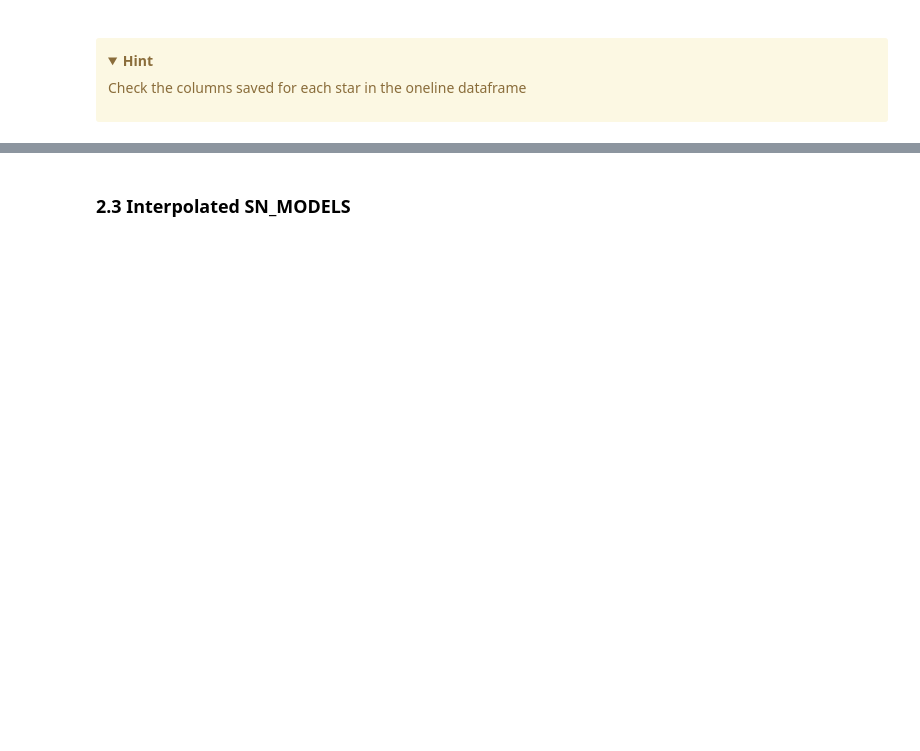
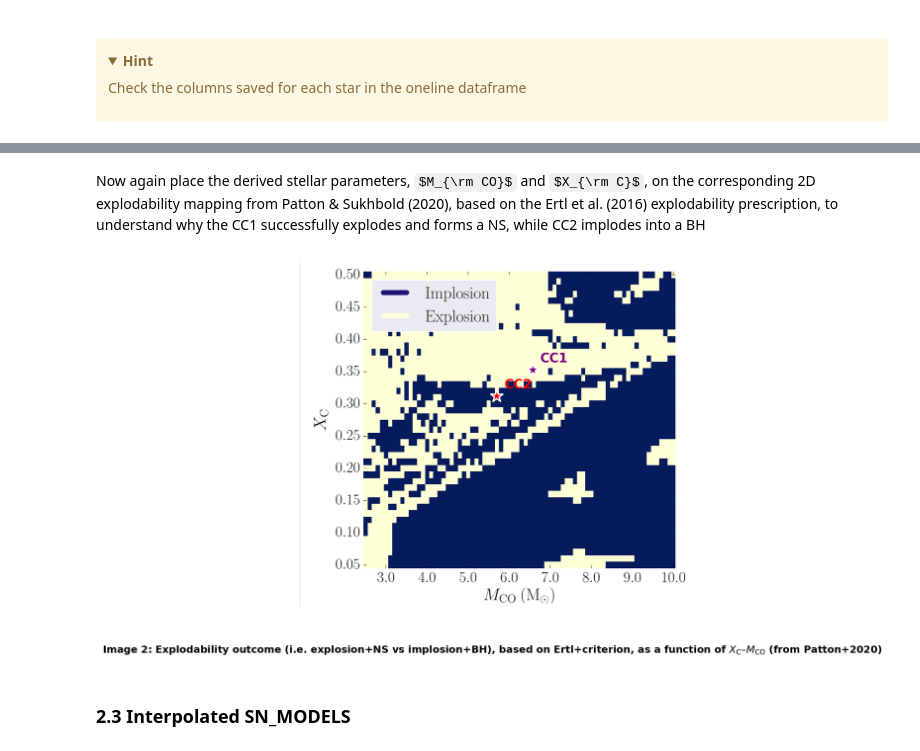
Before and after one commit to POSYDON-code/POSYDON-class-materials-2026, a Jupyter notebook: 2_Tuesday_25_8_26/SNe/SN_lab2-final.ipynb, the cells around one changed output, grey strips where cells are left out. Cells and saved outputs as stored; diff of their text form; code cells hidden in the pictures; folded sections open; some formulas as TeX source; blank space fills up the shorter version.

```diff
--- a/2_Tuesday_25_8_26/SNe/SN_lab2-final.ipynb
+++ b/2_Tuesday_25_8_26/SNe/SN_lab2-final.ipynb
@@ -600,3 +669,16 @@ Compare the stellar parameters, $X_{\rm C}$ and $M_{\rm CO}$, with the two-dimen
+# %% [markdown]
+Now again place the derived stellar parameters, $M_{\rm CO}$ and $X_{\rm C}$, on the corresponding 2D explodability mapping from Patton & Sukhbold (2020), based on the Ertl et al. (2016) explodability prescription, to understand why the CC1 successfully explodes and forms a NS, while CC2 implodes into a BH
+# %%
+from plotting_functions_CC  import plot_M4_mapping
+plot_M4_mapping(
+    M_CO=[??, ??],  # M_CO of CC1 and CC2
+    X_C=[??, ??],   # X_C of CC1 and CC2
+    image_path="./Patton_explodability.png",
+    plot_bounds=(150, 910, 20, 740),
+    show_plot_bounds=False
+)
+# %% [output]
+[figure, added]
 # %% [markdown]
 ### 2.3 Interpolated SN_MODELS
 # %% [markdown]
```
Also changed, not shown: parts of 30 cells of this notebook.
